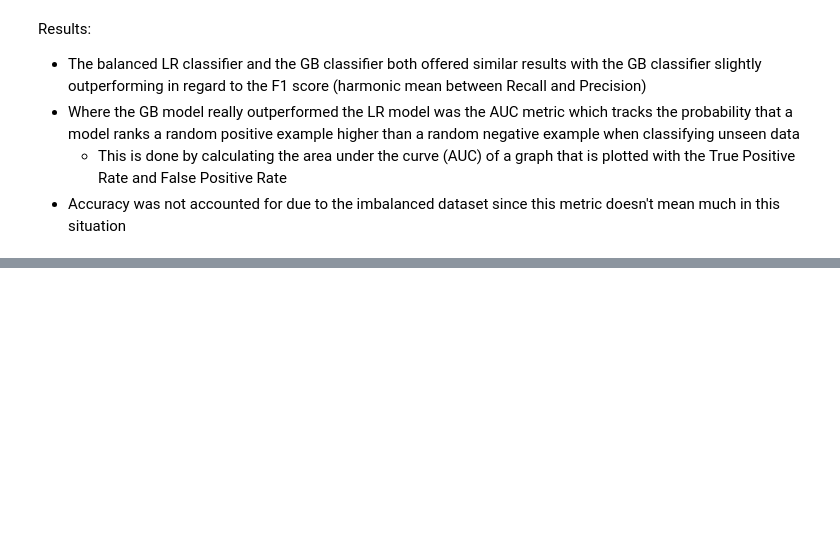
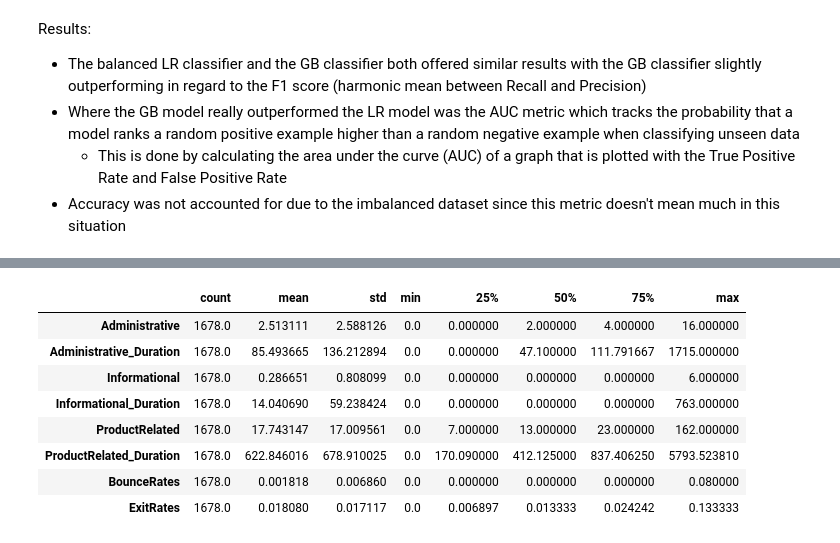
Before and after one commit to mcastelli5/FourthBrainMC, a Jupyter notebook: assignments/midterm/midterm.ipynb, the cells around one changed output, grey strips where cells are left out. Saved outputs shown, nothing was run; the diff lists cells and outputs as text; code cells hidden in the pictures; blank space fills up the shorter version.

```diff
--- a/assignments/midterm/midterm.ipynb
+++ b/assignments/midterm/midterm.ipynb
@@ -385,0 +489,12 @@ Results:
+# %%
+display(cluster2.iloc[:, :-11].describe().transpose())
+# %% [output]
+|  | count | mean | std | min | 25% | 50% | 75% | max |
+| Administrative | 1678.0 | 2.513111 | 2.588126 | 0.0 | 0.000000 | 2.000000 | 4.000000 | 16.000000 |
+| Administrative_Duration | 1678.0 | 85.493665 | 136.212894 | 0.0 | 0.000000 | 47.100000 | 111.791667 | 1715.000000 |
+| Informational | 1678.0 | 0.286651 | 0.808099 | 0.0 | 0.000000 | 0.000000 | 0.000000 | 6.000000 |
+| Informational_Duration | 1678.0 | 14.040690 | 59.238424 | 0.0 | 0.000000 | 0.000000 | 0.000000 | 763.000000 |
+| ProductRelated | 1678.0 | 17.743147 | 17.009561 | 0.0 | 7.000000 | 13.000000 | 23.000000 | 162.000000 |
+| ProductRelated_Duration | 1678.0 | 622.846016 | 678.910025 | 0.0 | 170.090000 | 412.125000 | 837.406250 | 5793.523810 |
+| BounceRates | 1678.0 | 0.001818 | 0.006860 | 0.0 | 0.000000 | 0.000000 | 0.000000 | 0.080000 |
+| ExitRates | 1678.0 | 0.018080 | 0.017117 | 0.0 | 0.006897 | 0.013333 | 0.024242 | 0.133333 |
```
Also changed, not shown: parts of 17 cells of this notebook, 1 other file.
